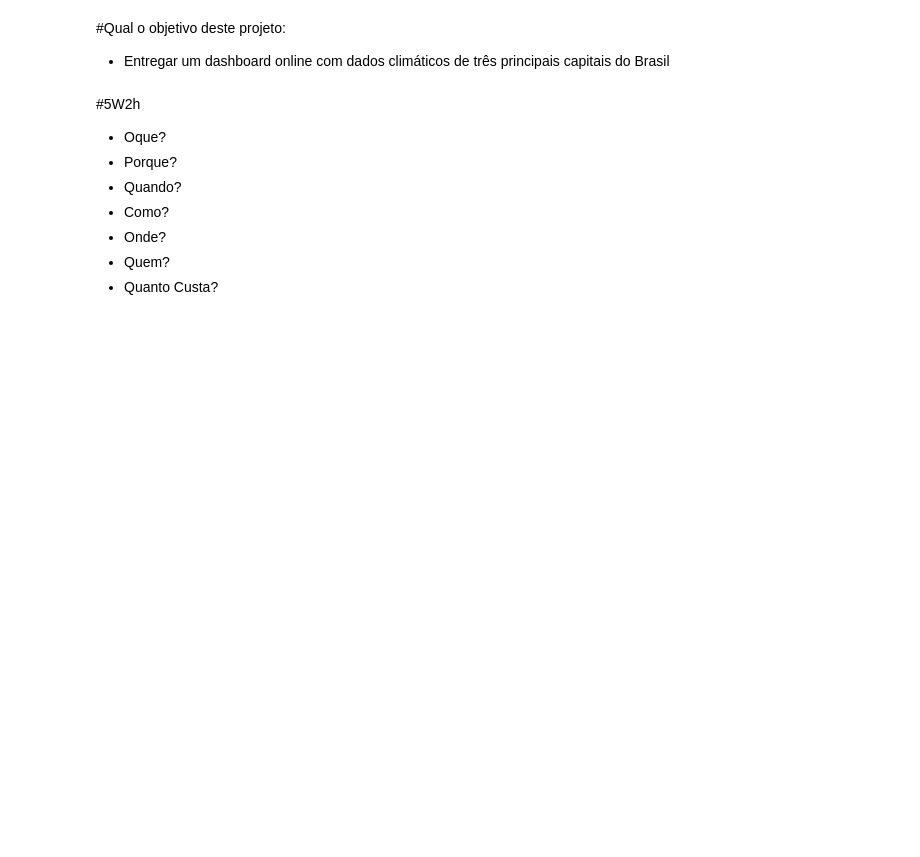
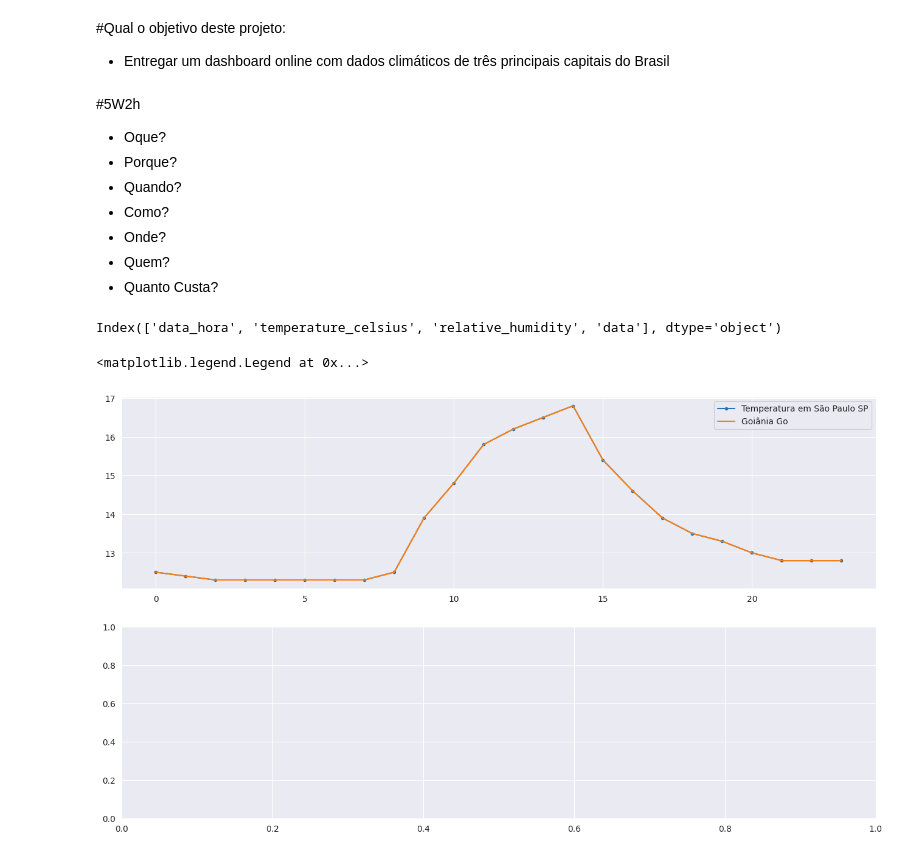
Before and after one commit to lucassilva-aiengineer/Pratica-Data-Sciense, a Jupyter notebook: pratica_6/smart_system_engineering_projeto_6.ipynb, the cells around one changed output. Saved outputs shown, nothing was run; the diff lists cells and outputs as text; code cells hidden in the pictures; blank space fills up the shorter version.

```diff
--- a/pratica_6/smart_system_engineering_projeto_6.ipynb
+++ b/pratica_6/smart_system_engineering_projeto_6.ipynb
@@ -84,0 +98,2 @@ df_sp.head()
+# %%
+df_sp["data"] = df_sp["data_hora"].dt.date
@@ -84,0 +123,4 @@ df_sp.head()
+# %%
+df_sp = df_sp.drop(columns= ["data"])
+# %%
+temperatura_sp_hoje = df_sp[df_sp["data_hora"].dt.date == datetime.date(2026,9,14)].copy()
@@ -97,3 +172,28 @@ df_sp["data_hora"]
 - Onde?
 - Quem?
 - Quanto Custa?
+# %%
+temperatura_sp_hoje.columns
+# %% [output]
+Index(['data_hora', 'temperature_celsius', 'relative_humidity', 'data'], dtype='object')
+# %%
+sns.set_style("darkgrid")
+# %%
+# plt.figure(figsize= (16, 4))
+
+fig, axes = plt.subplots(2, 1, figsize= (16, 9), squeeze= False)
+
+
+axes[0, 0].plot(temperatura_sp_hoje["data_hora"].dt.hour,
+         temperatura_sp_hoje["temperature_celsius"],
+         marker= ".")
+
+axes[0, 0].plot(temperatura_sp_hoje["data_hora"].dt.hour,
+             temperatura_sp_hoje["temperature_celsius"])
+
+axes[0, 0].legend(["Temperatura em São Paulo SP", "Goiânia Go"])
+
+# plt.tight_layout(pad= 2)
+# %% [output]
+<matplotlib.legend.Legend at 0x...>
+[figure, added]
```
Also changed, not shown: parts of 8 cells of this notebook.
